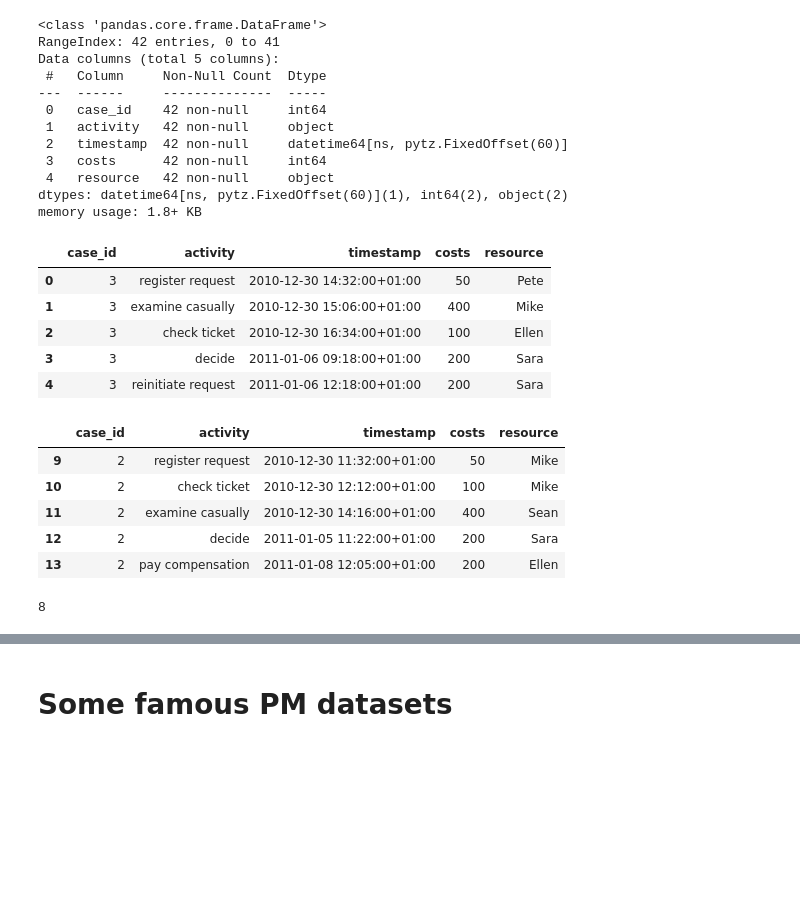
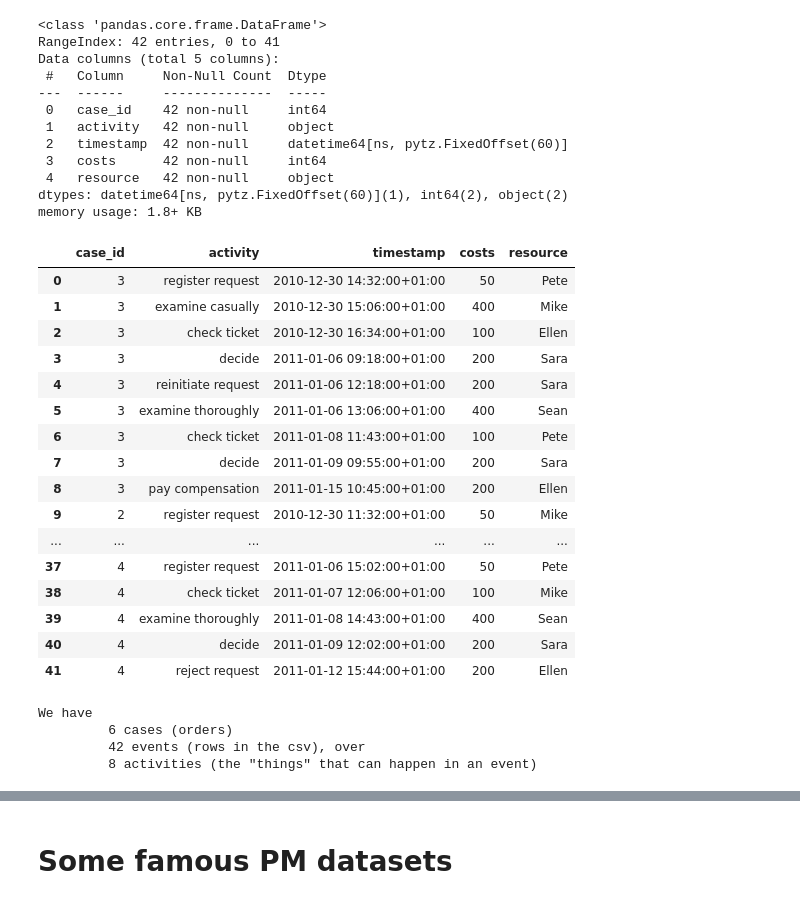
Before and after one commit to EMbeDS-education/ComputingDataAnalysisModeling20242025, a Jupyter notebook: PDAI/jupyter/jupyterNotebooks/M2PM_03pm4py.ipynb, the cells around one changed output, grey strips where cells are left out. Cells and saved outputs as stored; diff of their text form; code cells hidden in the pictures; blank space fills up the shorter version.

```diff
--- a/PDAI/jupyter/jupyterNotebooks/M2PM_03pm4py.ipynb
+++ b/PDAI/jupyter/jupyterNotebooks/M2PM_03pm4py.ipynb
@@ -88,24 +110,32 @@ Data columns (total 5 columns):
 dtypes: datetime64[ns, pytz.FixedOffset(60)](1), int64(2), object(2)
 memory usage: 1.8+ KB
 # %%
-event_log.head()
+event_log
 # %% [output]
 |  | case_id | activity | timestamp | costs | resource |
 | 0 | 3 | register request | 2010-12-30 14:32:00+01:00 | 50 | Pete |
 | 1 | 3 | examine casually | 2010-12-30 15:06:00+01:00 | 400 | Mike |
 | 2 | 3 | check ticket | 2010-12-30 16:34:00+01:00 | 100 | Ellen |
 | 3 | 3 | decide | 2011-01-06 09:18:00+01:00 | 200 | Sara |
 | 4 | 3 | reinitiate request | 2011-01-06 12:18:00+01:00 | 200 | Sara |
+| 5 | 3 | examine thoroughly | 2011-01-06 13:06:00+01:00 | 400 | Sean |
+| 6 | 3 | check ticket | 2011-01-08 11:43:00+01:00 | 100 | Pete |
+| 7 | 3 | decide | 2011-01-09 09:55:00+01:00 | 200 | Sara |
+| 8 | 3 | pay compensation | 2011-01-15 10:45:00+01:00 | 200 | Ellen |
+| 9 | 2 | register request | 2010-12-30 11:32:00+01:00 | 50 | Mike |
+| ... | ... | ... | ... | ... | ... |
+| 37 | 4 | register request | 2011-01-06 15:02:00+01:00 | 50 | Pete |
+| 38 | 4 | check ticket | 2011-01-07 12:06:00+01:00 | 100 | Mike |
+| 39 | 4 | examine thoroughly | 2011-01-08 14:43:00+01:00 | 400 | Sean |
+| 40 | 4 | decide | 2011-01-09 12:02:00+01:00 | 200 | Sara |
+| 41 | 4 | reject request | 2011-01-12 15:44:00+01:00 | 200 | Ellen |
-# %%
-event_log[log.case_id==2]
-# %% [output]
-|  | case_id | activity | timestamp | costs | resource |
-| 9 | 2 | register request | 2010-12-30 11:32:00+01:00 | 50 | Mike |
-| 10 | 2 | check ticket | 2010-12-30 12:12:00+01:00 | 100 | Mike |
-| 11 | 2 | examine casually | 2010-12-30 14:16:00+01:00 | 400 | Sean |
-| 12 | 2 | decide | 2011-01-05 11:22:00+01:00 | 200 | Sara |
-| 13 | 2 | pay compensation | 2011-01-08 12:05:00+01:00 | 200 | Ellen |
 # %%
-len(event_log.activity.unique())
+n_cases=len(event_log.case_id.unique())
+n_events=len(event_log)
+n_activities=len(event_log.activity.unique())
+print('We have\n\t',n_cases,'cases (orders)\n\t', n_events,'events (rows in the csv), over\n\t',n_activities,'activities (the "things" that can happen in an event)')
 # %% [output]
-8
+We have
+         6 cases (orders)
+         42 events (rows in the csv), over
+         8 activities (the "things" that can happen in an event)
```
Also changed, not shown: parts of 115 cells of this notebook, 7 other files.
